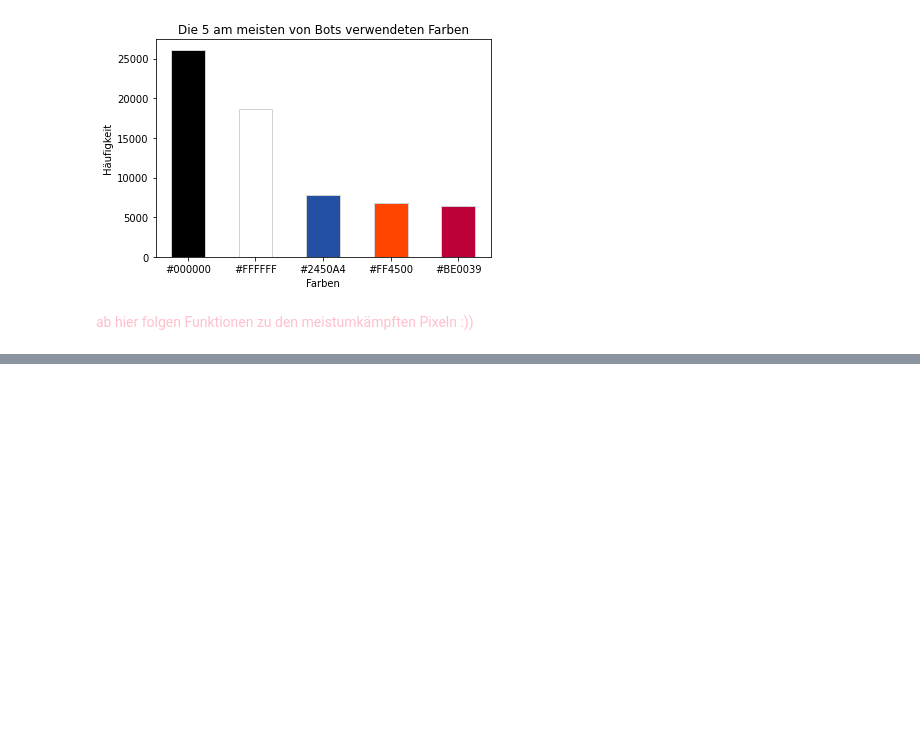
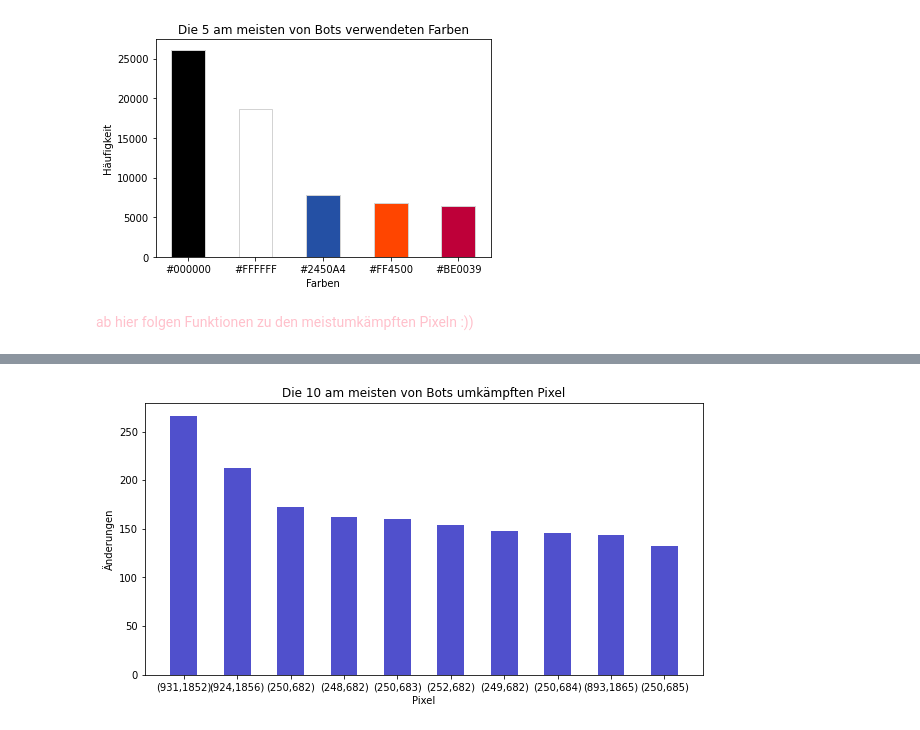
Before and after one commit to biervertrieb/placegroups, a Jupyter notebook: notebooks/0.1-wetzel-bots-statistiken.ipynb, the cells around one changed output, grey strips where cells are left out. Drawn from its saved outputs; the diff is of its cells as text; code cells hidden in the pictures; blank space fills up the shorter version.

Commit message:
meistumkämpfte Pixel von Bots

```diff
--- a/notebooks/0.1-wetzel-bots-statistiken.ipynb
+++ b/notebooks/0.1-wetzel-bots-statistiken.ipynb
@@ -186,0 +180,5 @@ ImportError: cannot import name 'group_dataframe_by_pixel' from 'src.features.fe
+# %%
+from src.features.feature_functions import group_dataframe_by_pixel
+pixelGroup = group_dataframe_by_pixel(pixelFrame)
+pixelGroup = pixelGroup.drop('collect_list(user_id)')
+pixelGroup.show(1)
@@ -186,0 +209,17 @@ ImportError: cannot import name 'group_dataframe_by_pixel' from 'src.features.fe
+# %%
+dataCollect = pixelGroup.head(10)
+
+import matplotlib.pyplot as plt
+import numpy as np
+fig,ax = plt.subplots()
+for row in dataCollect:
+    x,y,count = list(row)
+    pixelcoords = '('+str(x)+','+str(y)+')'
+    plt.bar(pixelcoords,count,color='#5050cc', width=0.5)
+plt.title('Die 10 am meisten von Bots umkämpften Pixel')
+plt.ylabel('Änderungen')
+plt.xlabel('Pixel')
+plt.gcf().set_size_inches(10, 5)
+plt.show()
+#show_and_save(plt, 'top10_umkaempfte_pixel_bots')
+# %% [output]
@@ -186,0 +243 @@ ImportError: cannot import name 'group_dataframe_by_pixel' from 'src.features.fe
+[figure, added]
```
Also changed, not shown: parts of 6 cells of this notebook, 1 other file.
